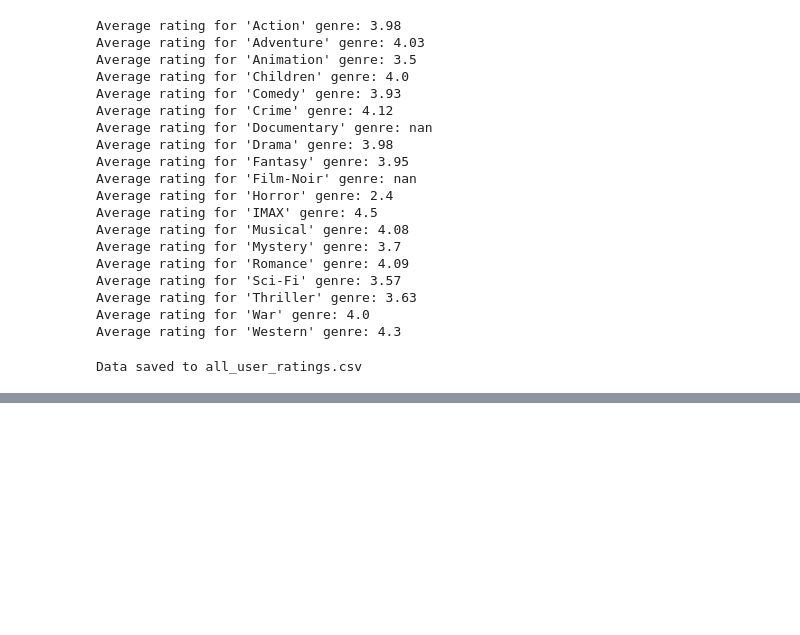
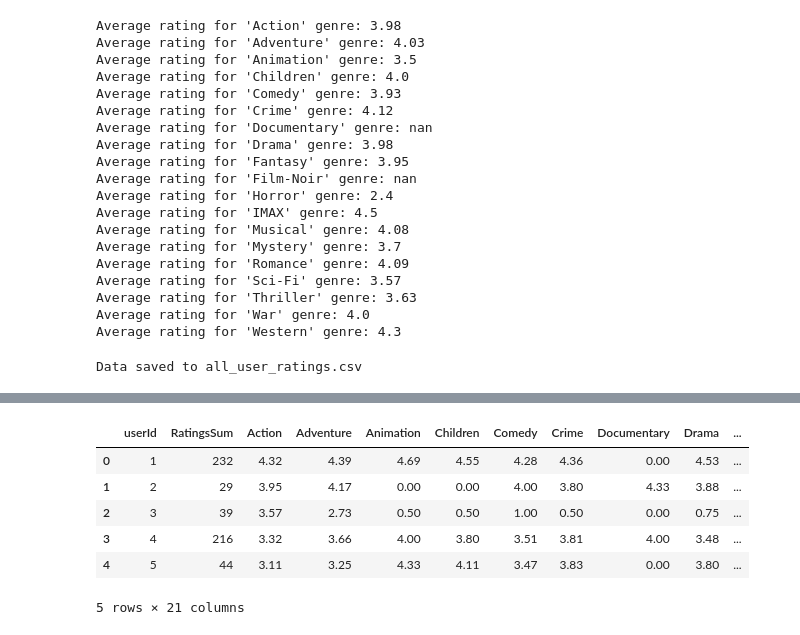
Before and after one commit to Madhushanka00/MovieMania, a Jupyter notebook: MLmodels/ftEngineeringUser.ipynb, the cells around one changed output, grey strips where cells are left out. Saved outputs shown, nothing was run; the diff lists cells and outputs as text; code cells hidden in the pictures; blank space fills up the shorter version.

```diff
--- a/MLmodels/ftEngineeringUser.ipynb
+++ b/MLmodels/ftEngineeringUser.ipynb
@@ -155,0 +169,12 @@ Data saved to all_user_ratings.csv
+# %%
+user_avgGenras = pd.read_csv("all_user_ratings.csv")
+user_avgGenras.fillna(0, inplace=True)
+user_avgGenras.head()
+# %% [output]
+|  | userId | RatingsSum | Action | Adventure | Animation | Children | Comedy | Crime | Documentary | Drama | ... |
+| 0 | 1 | 232 | 4.32 | 4.39 | 4.69 | 4.55 | 4.28 | 4.36 | 0.00 | 4.53 | ... |
+| 1 | 2 | 29 | 3.95 | 4.17 | 0.00 | 0.00 | 4.00 | 3.80 | 4.33 | 3.88 | ... |
+| 2 | 3 | 39 | 3.57 | 2.73 | 0.50 | 0.50 | 1.00 | 0.50 | 0.00 | 0.75 | ... |
+| 3 | 4 | 216 | 3.32 | 3.66 | 4.00 | 3.80 | 3.51 | 3.81 | 4.00 | 3.48 | ... |
+| 4 | 5 | 44 | 3.11 | 3.25 | 4.33 | 4.11 | 3.47 | 3.83 | 0.00 | 3.80 | ... |
+5 rows × 21 columns
```
Also changed, not shown: parts of 8 cells of this notebook, 1 other file.
